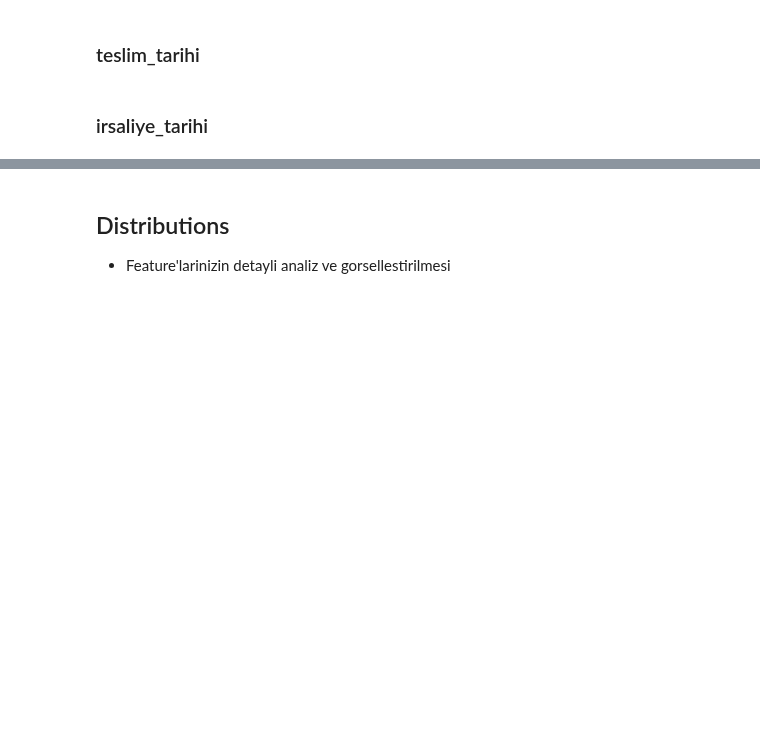
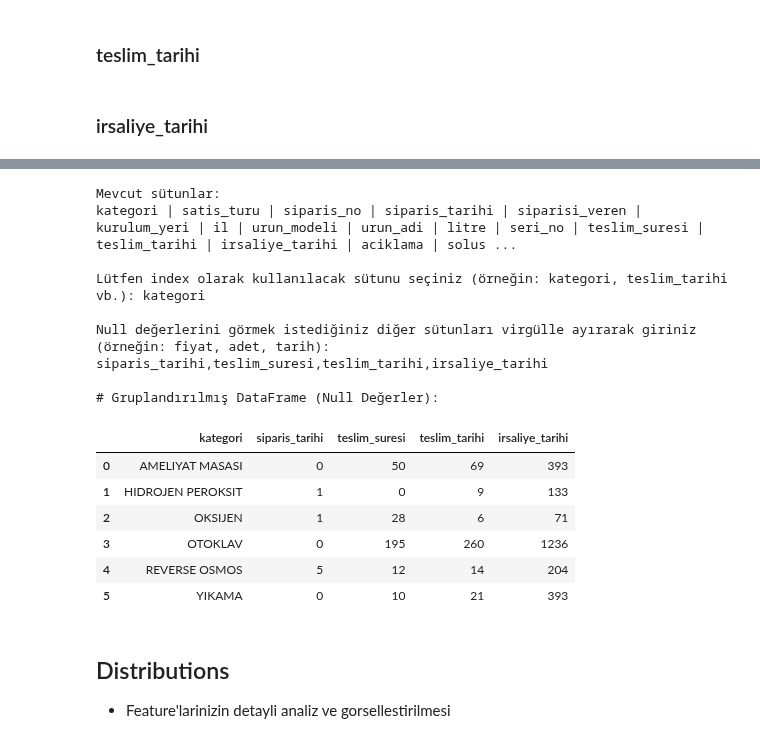
Before and after one commit to Duygu-Jones/LLM_Playground, a Jupyter notebook: 01_EDA/FEATURES/04_Siparis_Teslim_IrsaliyeDate_TeslimSure/Duygu/Duygu_EDA_NOTEBOOK.ipynb, the cells around one changed output, grey strips where cells are left out. Cells and saved outputs as stored; diff of their text form; code cells hidden in the pictures; blank space fills up the shorter version.

```diff
--- a/01_EDA/FEATURES/04_Siparis_Teslim_IrsaliyeDate_TeslimSure/Duygu/Duygu_EDA_NOTEBOOK.ipynb
+++ b/01_EDA/FEATURES/04_Siparis_Teslim_IrsaliyeDate_TeslimSure/Duygu/Duygu_EDA_NOTEBOOK.ipynb
@@ -314,3 +328,21 @@ utils.groupby_get_values() #siparis_tarihi,teslim_suresi,teslim_tarihi,irsaliye_
+# %%
+utils.analyse_null_values()
+# %% [output]
+Mevcut sütunlar:
+kategori | satis_turu | siparis_no | siparis_tarihi | siparisi_veren | kurulum_yeri | il | urun_modeli | urun_adi | litre | seri_no | teslim_suresi | teslim_tarihi | irsaliye_tarihi | aciklama | solus ...
+
+Lütfen index olarak kullanılacak sütunu seçiniz (örneğin: kategori, teslim_tarihi vb.): kategori
+
+Null değerlerini görmek istediğiniz diğer sütunları virgülle ayırarak giriniz (örneğin: fiyat, adet, tarih): siparis_tarihi,teslim_suresi,teslim_tarihi,irsaliye_tarihi
+
+# Gruplandırılmış DataFrame (Null Değerler):
+|  | kategori | siparis_tarihi | teslim_suresi | teslim_tarihi | irsaliye_tarihi |
+| 0 | AMELIYAT MASASI | 0 | 50 | 69 | 393 |
+| 1 | HIDROJEN PEROKSIT | 1 | 0 | 9 | 133 |
+| 2 | OKSIJEN | 1 | 28 | 6 | 71 |
+| 3 | OTOKLAV | 0 | 195 | 260 | 1236 |
+| 4 | REVERSE OSMOS | 5 | 12 | 14 | 204 |
+| 5 | YIKAMA | 0 | 10 | 21 | 393 |
 # %% [markdown]
 ## Distributions
 
```
Also changed, not shown: parts of 4 cells of this notebook, 1 other file.
